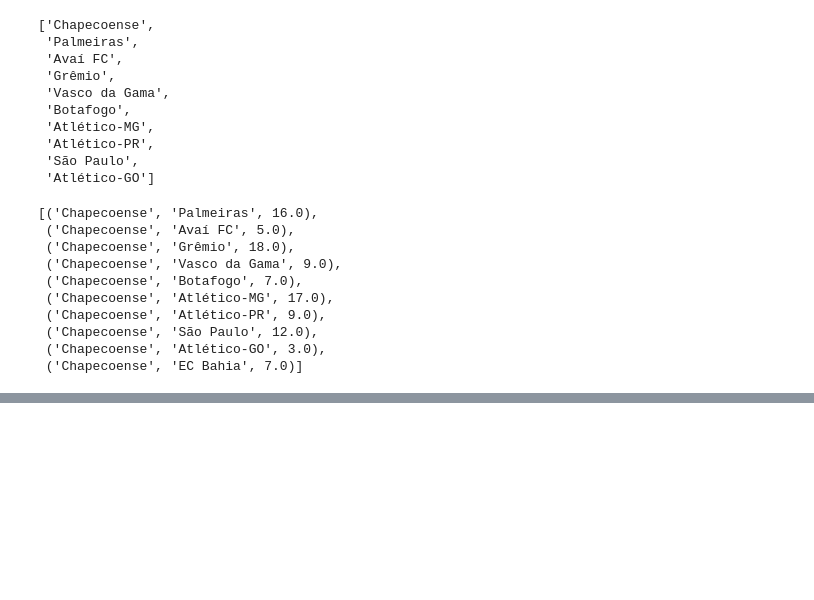
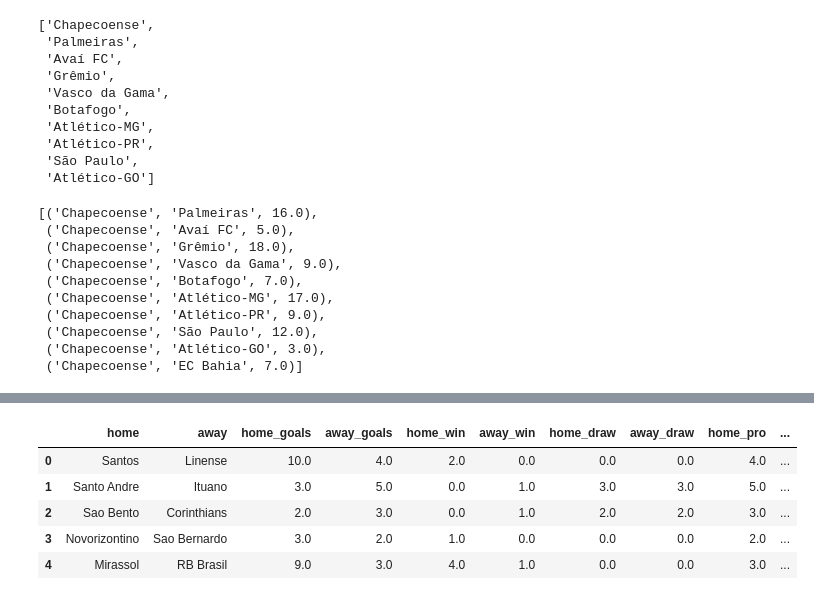
Before and after one commit to jesusossian/complex_networks, a Jupyter notebook: notebooks/datasets_fut.ipynb, the cells around one changed output, grey strips where cells are left out. Saved outputs shown, nothing was run; the diff lists cells and outputs as text; code cells hidden in the pictures; blank space fills up the shorter version.

```diff
--- a/notebooks/datasets_fut.ipynb
+++ b/notebooks/datasets_fut.ipynb
@@ -551,0 +682,19 @@ df2.head()
+# %%
+df2['home_point'] = 3*df2['away_win'] + df2['away_draw']
+df2['away_point'] = 0.0
+
+for keys, infos in df.iterrows():
+    t = df2.loc[(df2['home'] == infos.away) & (df2['away'] == infos.home)][['home_win','home_draw']].values
+    for i in t:
+        df2.loc[keys,'away_point'] = 3*i[0] + i[1]
+
+df2['weight2'] = df2['home_point'] + df2['away_point']
+
+df2.head()
+# %% [output]
+|  | home | away | home_goals | away_goals | home_win | away_win | home_draw | away_draw | home_pro | ... |
+| 0 | Santos | Linense | 10.0 | 4.0 | 2.0 | 0.0 | 0.0 | 0.0 | 4.0 | ... |
+| 1 | Santo Andre | Ituano | 3.0 | 5.0 | 0.0 | 1.0 | 3.0 | 3.0 | 5.0 | ... |
+| 2 | Sao Bento | Corinthians | 2.0 | 3.0 | 0.0 | 1.0 | 2.0 | 2.0 | 3.0 | ... |
+| 3 | Novorizontino | Sao Bernardo | 3.0 | 2.0 | 1.0 | 0.0 | 0.0 | 0.0 | 2.0 | ... |
+| 4 | Mirassol | RB Brasil | 9.0 | 3.0 | 4.0 | 1.0 | 0.0 | 0.0 | 3.0 | ... |
```
Also changed, not shown: parts of 138 cells of this notebook, 7 other files.
